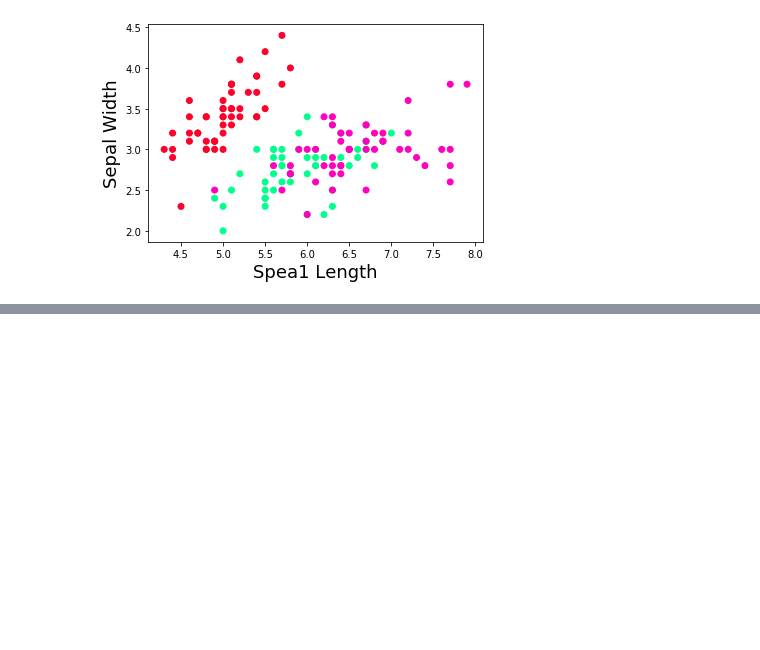
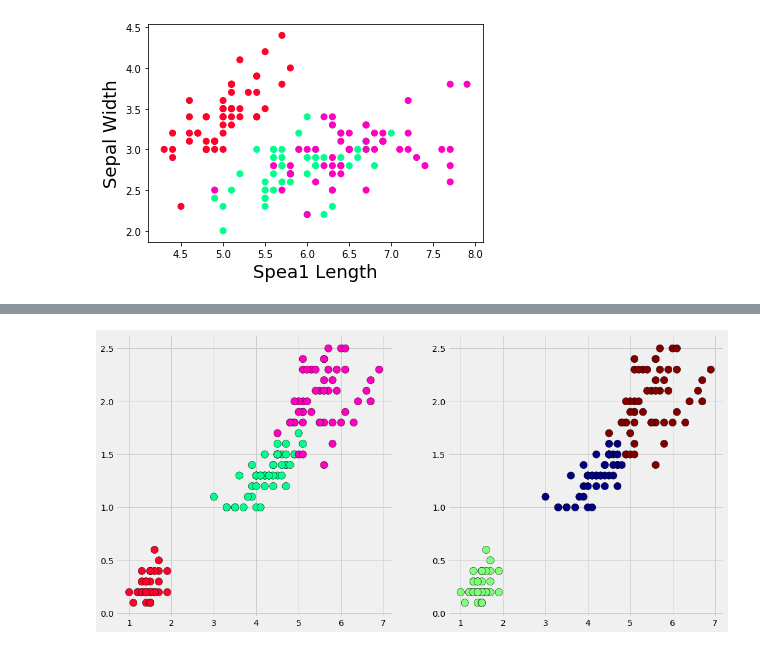
Before and after one commit to ajaywaghmare/Clustering, a Jupyter notebook: GaussianMixture.ipynb, the cells around one changed output, grey strips where cells are left out. Saved outputs shown, nothing was run; the diff lists cells and outputs as text; code cells hidden in the pictures; blank space fills up the shorter version.

```diff
--- a/GaussianMixture.ipynb
+++ b/GaussianMixture.ipynb
@@ -123,0 +159,8 @@ plt.show()
+# %%
+gmm = GaussianMixture(n_components = 3)
+gmm.fit(x)
+labels = gmm.predict(x)
+# %%
+pred_result = pd.DataFrame(data=labels,
+          index=np.array(range(1, 151)),
+          columns=np.array(range(1, 2)))
@@ -123,0 +176,7 @@ plt.show()
+# %%
+fig, axes = plt.subplots(1, 2, figsize=(16,8))
+axes[0].scatter(x.iloc[:, 2], x.iloc[:, 3], c=y.iloc[:,0], cmap='gist_rainbow',edgecolor='k', s=150)
+axes[1].scatter(x.iloc[:, 2], x.iloc[:, 3], c=pred_result.iloc[:,0], cmap='jet',edgecolor='k', s=150)
+plt.show()
+# %% [output]
+[figure, added]
```
Also changed, not shown: parts of 7 cells of this notebook.
